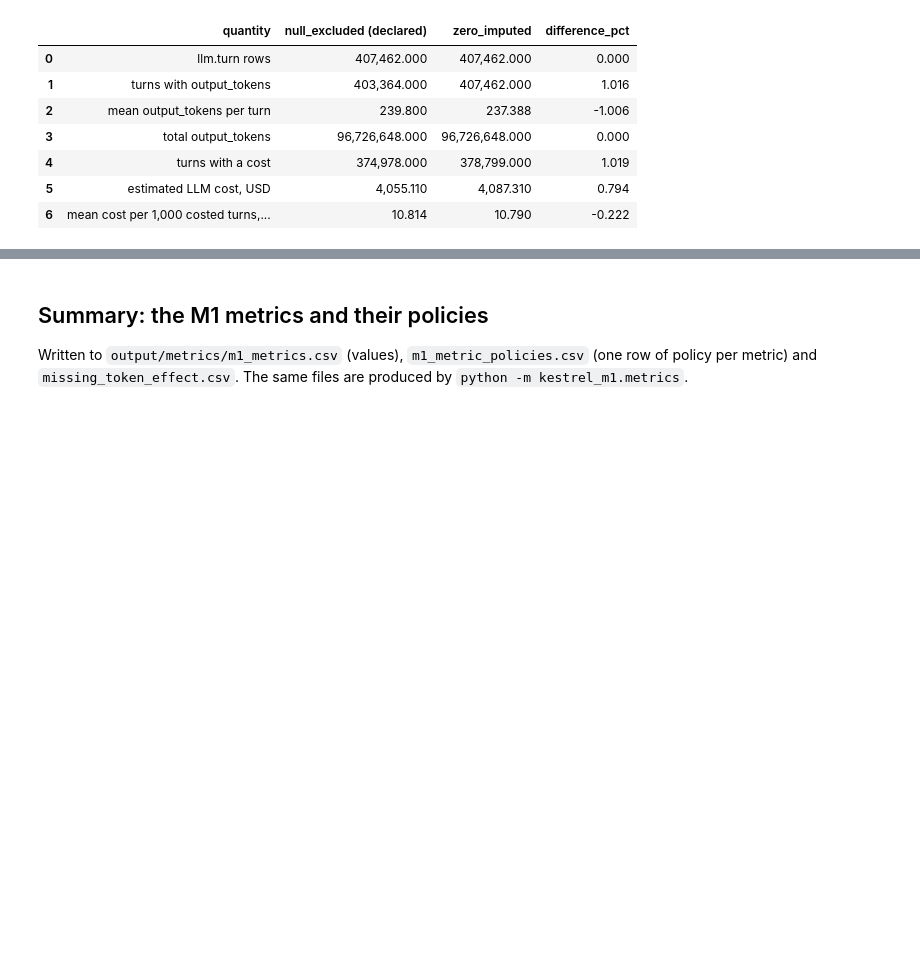
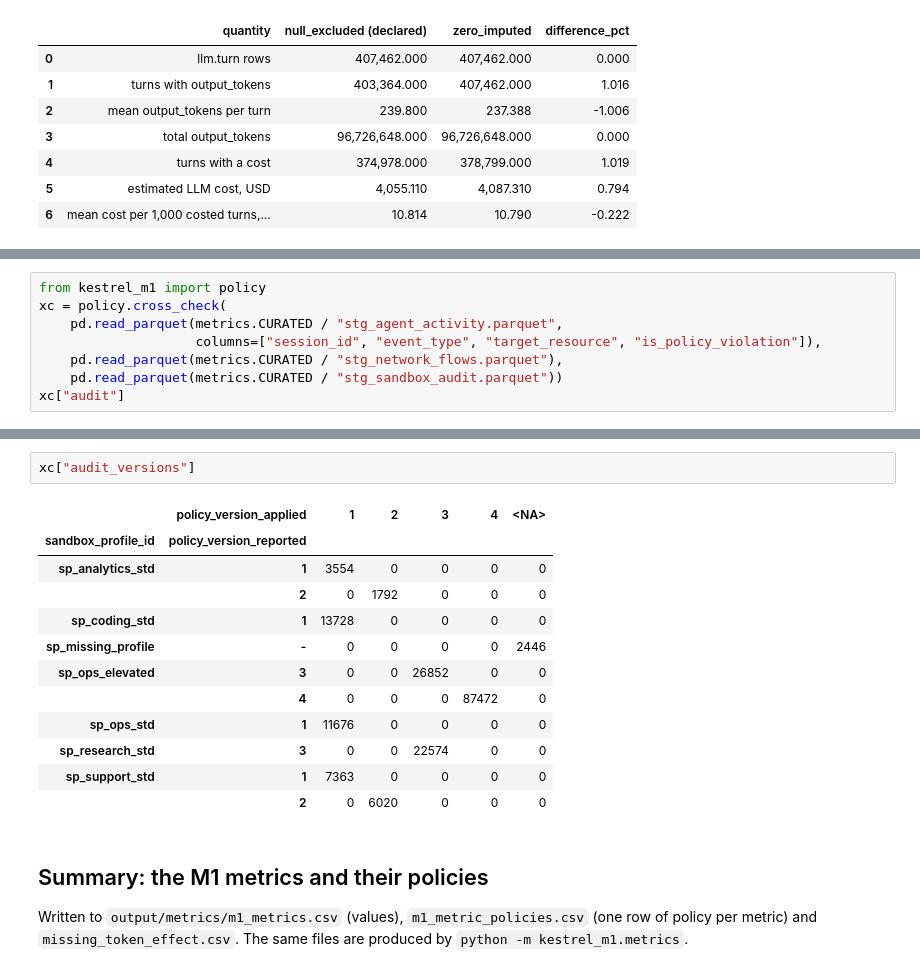
Before and after one commit to omarkhashab/tata-m2, a Jupyter notebook: M1/notebooks/02_metrics.ipynb, the cells around one changed output, grey strips where cells are left out. Cells and saved outputs as stored; diff of their text form; blank space fills up the shorter version.

```diff
--- a/M1/notebooks/02_metrics.ipynb
+++ b/M1/notebooks/02_metrics.ipynb
@@ -375,0 +414,8 @@ metrics.missing_token_effect(act)
+# %%
+from kestrel_m1 import policy
+xc = policy.cross_check(
+    pd.read_parquet(metrics.CURATED / "stg_agent_activity.parquet",
+                    columns=["session_id", "event_type", "target_resource", "is_policy_violation"]),
+    pd.read_parquet(metrics.CURATED / "stg_network_flows.parquet"),
+    pd.read_parquet(metrics.CURATED / "stg_sandbox_audit.parquet"))
+xc["audit"]
@@ -376,3 +445,18 @@ metrics.missing_token_effect(act)
+# %%
+xc["audit_versions"]
+# %% [output]
+|  | policy_version_applied | 1 | 2 | 3 | 4 | <NA> |
+| sandbox_profile_id | policy_version_reported |  |  |  |  |  |
+| sp_analytics_std | 1 | 3554 | 0 | 0 | 0 | 0 |
+|  | 2 | 0 | 1792 | 0 | 0 | 0 |
+| sp_coding_std | 1 | 13728 | 0 | 0 | 0 | 0 |
+| sp_missing_profile | - | 0 | 0 | 0 | 0 | 2446 |
+| sp_ops_elevated | 3 | 0 | 0 | 26852 | 0 | 0 |
+|  | 4 | 0 | 0 | 0 | 87472 | 0 |
+| sp_ops_std | 1 | 11676 | 0 | 0 | 0 | 0 |
+| sp_research_std | 3 | 0 | 0 | 22574 | 0 | 0 |
+| sp_support_std | 1 | 7363 | 0 | 0 | 0 | 0 |
+|  | 2 | 0 | 6020 | 0 | 0 | 0 |
 # %% [markdown]
 ## Summary: the M1 metrics and their policies
 
```
Also changed, not shown: parts of 7 cells of this notebook, 13 other files.
